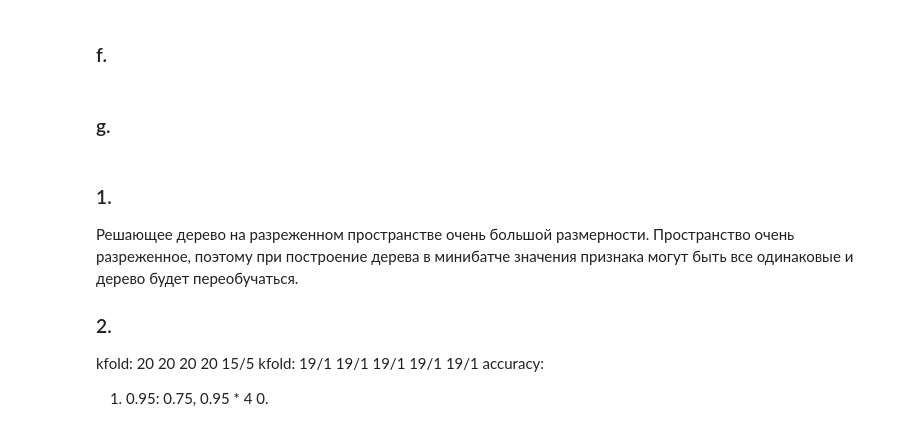
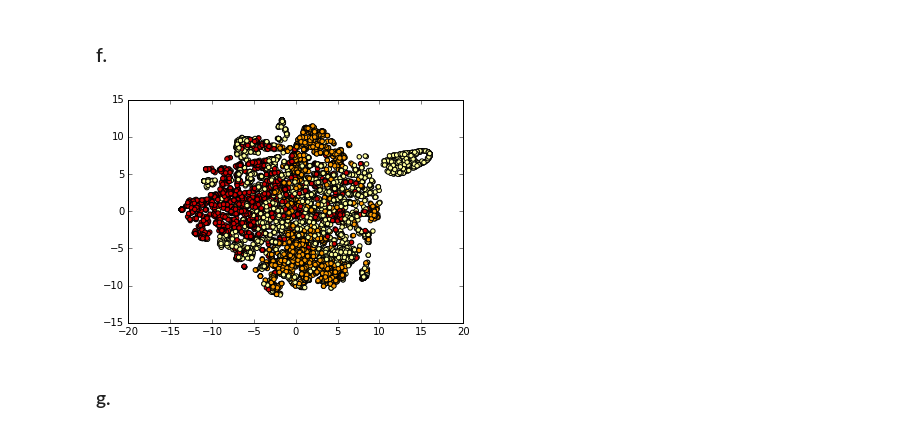
Before and after one commit to lyaronskaya/mipt-texts-fall2016, a Jupyter notebook: task2.ipynb, the cells around one changed output. Drawn from its saved outputs; the diff is of its cells as text; code cells hidden in the pictures.

```diff
--- a/task2.ipynb
+++ b/task2.ipynb
@@ -15,10 +26,10 @@ import matplotlib.pyplot as plt
 # %% [markdown]
 ### a, b
 # %%
-aliases = pd.read_csv('Aliases.csv')
-email_receivers = pd.read_csv('EmailReceivers.csv')
-emails = pd.read_csv('Emails.csv')
-persons = pd.read_csv('Persons.csv')
+# aliases = pd.read_csv('Aliases.csv')
+# email_receivers = pd.read_csv('EmailReceivers.csv')
+emails = pd.read_csv('ml-stuff/Emails.csv')
+# persons = pd.read_csv('Persons.csv')
 # %%
 aliases.head()
 # %% [output]
@@ -129,29 +140,22 @@ finder.nbest(bigram_measures.pmi, 10)
 # %% [markdown]
 ### f.
 # %%
-vectorizer = TfidfVectorizer(max_features=2000)
+vectorizer = TfidfVectorizer(max_features=2000, stop_words='english', min_df=0.1)
 corpora = vectorizer.fit_transform(emails.Cleaned_text)
 # %%
 tsne = TSNE()
 X_tsne = tsne.fit_transform(corpora.todense())
+# %%
+n_clusters = 3
 # %%
-kmeans_model = KMeans(n_clusters=3)
+kmeans_model = KMeans(n_clusters)
 y = kmeans_model.fit_predict(corpora)
 # %%
-color_dict = plt.cm.hot(np.linspace(0.3, 0.9, 3))
+color_dict = plt.cm.hot(np.linspace(0.3, 0.9, n_clusters))
 plt.figure()
 plt.scatter(X_tsne[:,0], X_tsne[:,1], c=color_dict[y])
 plt.show()
+# %% [output]
+[figure, added]
 # %% [markdown]
 ### g.
-# %% [markdown]
-### 1.
-
-Решающее дерево на разреженном пространстве очень большой размерности. Пространство очень разреженное, поэтому при построение дерева в минибатче значения признака могут быть все одинаковые и дерево будет переобучаться.
-
-### 2.
-
-kfold: 20 20 20 20 15/5
-kfold: 19/1 19/1 19/1 19/1 19/1
-accuracy:
-1) 0.95: 0.75, 0.95 * 4 0.
```
Also changed, not shown: parts of 9 cells of this notebook.
